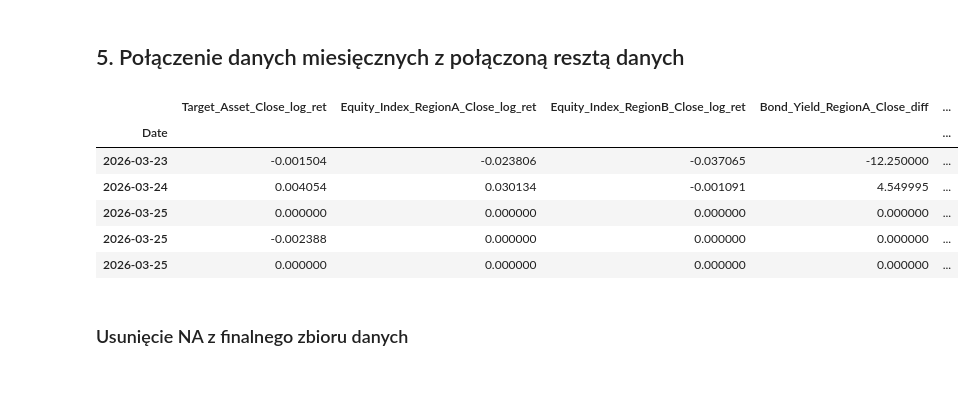
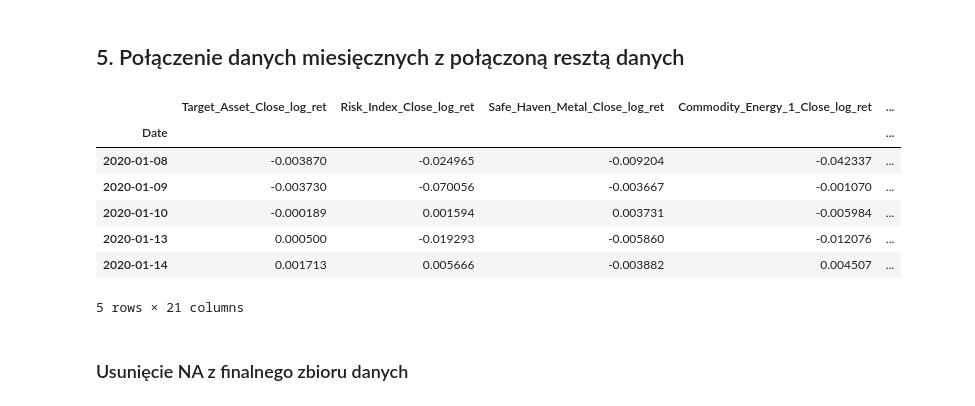
Before and after one commit to kacperskora/BICC_2026, a Jupyter notebook: notebooks/01_data_processing.ipynb, the cells around one changed output. Cells and saved outputs as stored; diff of their text form; code cells hidden in the pictures.

```diff
--- a/notebooks/01_data_processing.ipynb
+++ b/notebooks/01_data_processing.ipynb
@@ -226,9 +204,3 @@ memory usage: 139.7 KB
-# %%
-# T+1 Target
-df_returns['TARGET_Next_Day_Ret'] = df_returns['Target_Asset_Close_log_ret'].shift(-1)
-
-# Usuwamy ostatni wiersz (bo nie ma jutra)
-df_returns = df_returns.dropna()
 # %% [markdown]
 ## 3. Analiza zbioru danych tygodniowych ##
 # %% [markdown]
@@ -261,10 +233,7 @@ memory usage: 7.6 KB
 data_weekly_processed = data_weekly.copy()
 
 # dodatkowa zmienna - zmiana procentowa zatrudnienia
-data_weekly_processed['Macro_Labor_RegionA_change'] = (data_weekly_processed['Macro_Labor_RegionA'] - data_weekly_processed['Macro_Labor_RegionA'].shift(1))/data_weekly_processed['Macro_Labor_RegionA'].shift(1)
-
-# usunięcie NA
-data_weekly_processed.drop(columns = ['Macro_Stress_RegionA'], inplace = True)
+data_weekly_processed['Macro_Labor_RegionA_change'] = data_weekly_processed['Macro_Labor_RegionA'].pct_change()
 
 data_weekly_processed.dropna(inplace = True)
 data_weekly_processed.head()
@@ -361,5 +321,4 @@ memory usage: 2.9 KB
 # %%
-monthly_data.drop(columns = ['Macro_Production_RegionB'], inplace = True)
 
 monthly_data = monthly_data.ffill()
 
@@ -380,7 +341,11 @@ None
 ### Dodanie nowych kolumn - zmian w czasie ###
 # %%
 monthly_data['Macro_Inflation_RegionA_change'] = monthly_data['Macro_Inflation_RegionA'].pct_change()
+monthly_data['Macro_Inflation_RegionB_change'] = monthly_data['Macro_Inflation_RegionB'].pct_change()
+
 monthly_data['Macro_Production_RegionA_change'] = monthly_data['Macro_Production_RegionA'].diff()
+monthly_data['Macro_Production_RegionB_change'] = monthly_data['Macro_Production_RegionB'].diff()
+
 monthly_data['Macro_Global_Uncertainty_change'] = monthly_data['Macro_Global_Uncertainty'].diff()
 
 print(monthly_data.head())
@@ -411,22 +401,23 @@ monthly_data.dropna(inplace = True)
 # %%
 # Łączymy bazę (Daily + Weekly) z nowymi danymi Monthly
 df_final = pd.merge_asof(
     df_combined.sort_index(),
     monthly_data.sort_index(),
     left_index=True,
     right_index=True,
     direction='backward' # Model widzi ostatni raport miesięczny
 )
 
-df_final.tail()
+df_final.head()
 # %% [output]
-|  | Target_Asset_Close_log_ret | Equity_Index_RegionA_Close_log_ret | Equity_Index_RegionB_Close_log_ret | Bond_Yield_RegionA_Close_diff | ... |
+|  | Target_Asset_Close_log_ret | Risk_Index_Close_log_ret | Safe_Haven_Metal_Close_log_ret | Commodity_Energy_1_Close_log_ret | ... |
 | Date |  |  |  |  | ... |
-| 2026-03-23 | -0.001504 | -0.023806 | -0.037065 | -12.250000 | ... |
-| 2026-03-24 | 0.004054 | 0.030134 | -0.001091 | 4.549995 | ... |
-| 2026-03-25 | 0.000000 | 0.000000 | 0.000000 | 0.000000 | ... |
-| 2026-03-25 | -0.002388 | 0.000000 | 0.000000 | 0.000000 | ... |
-| 2026-03-25 | 0.000000 | 0.000000 | 0.000000 | 0.000000 | ... |
+| 2020-01-08 | -0.003870 | -0.024965 | -0.009204 | -0.042337 | ... |
+| 2020-01-09 | -0.003730 | -0.070056 | -0.003667 | -0.001070 | ... |
+| 2020-01-10 | -0.000189 | 0.001594 | 0.003731 | -0.005984 | ... |
+| 2020-01-13 | 0.000500 | -0.019293 | -0.005860 | -0.012076 | ... |
+| 2020-01-14 | 0.001713 | 0.005666 | -0.003882 | 0.004507 | ... |
+5 rows × 21 columns
 # %% [markdown]
 ### Usunięcie NA z finalnego zbioru danych ###
 # %%
```
Also changed, not shown: parts of 23 cells of this notebook.
